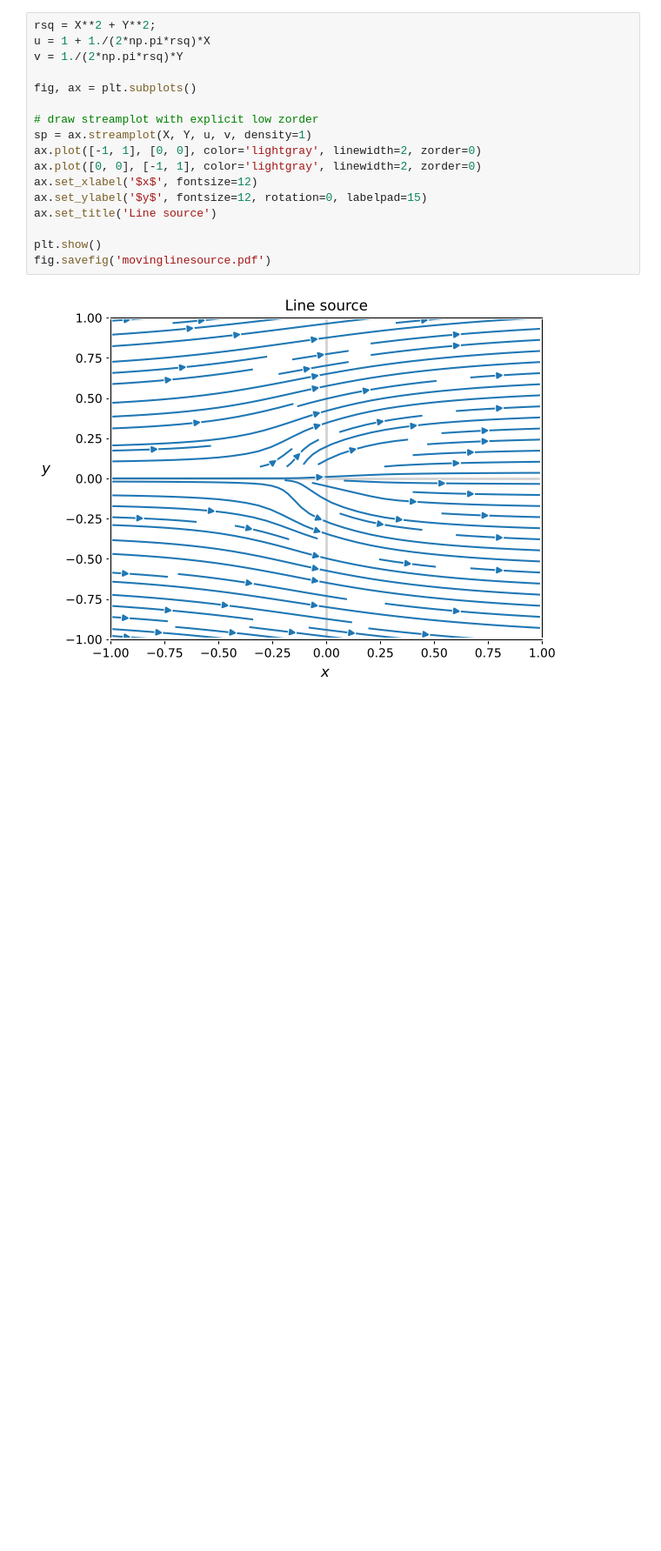
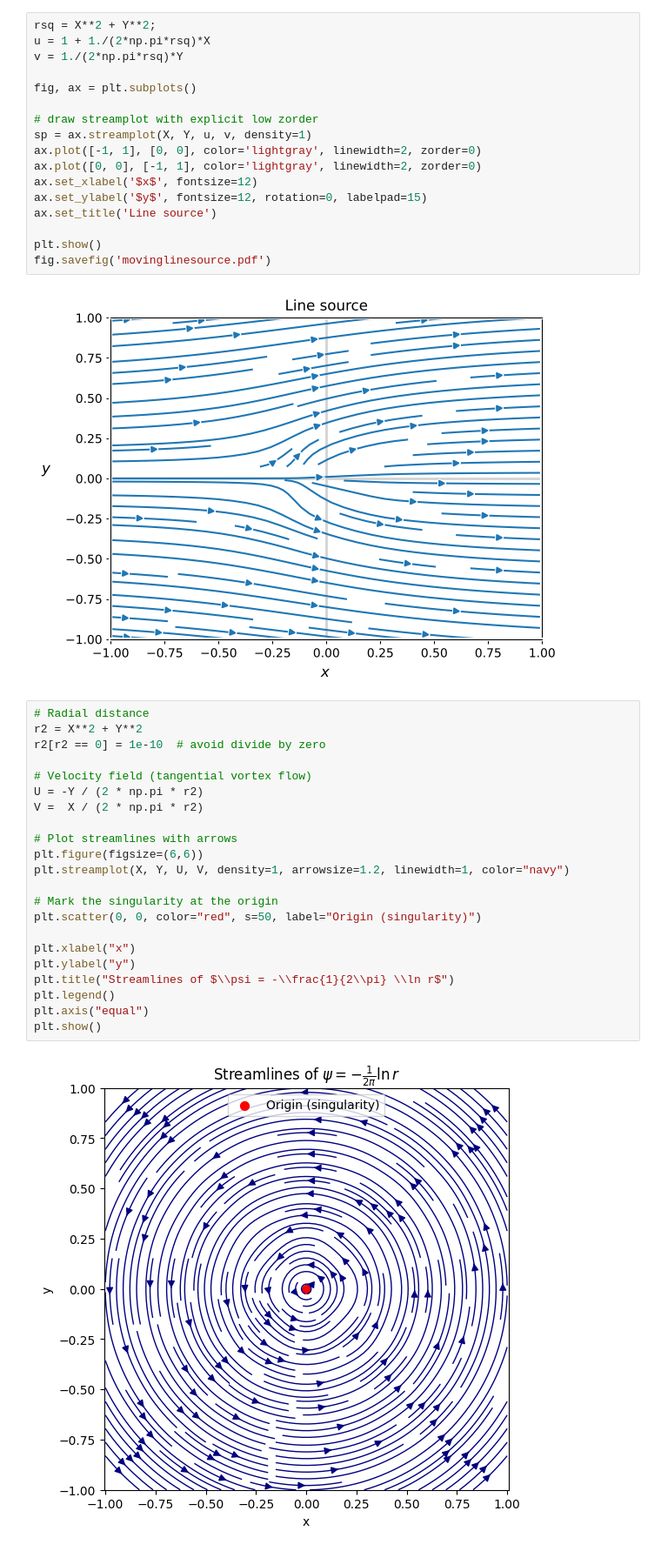
Before and after one commit to trinh/BathMAFluids, a Jupyter notebook: codes/potential_flow/elementary_flows.ipynb, the cells around one changed output. Shown at 87% size. Saved outputs shown, nothing was run; the diff lists cells and outputs as text; blank space fills up the shorter version.

```diff
--- a/codes/potential_flow/elementary_flows.ipynb
+++ b/codes/potential_flow/elementary_flows.ipynb
@@ -79,3 +79,27 @@ plt.show()
 fig.savefig('movinglinesource.pdf')
 # %% [output]
 [figure]
+# %%
+# Radial distance
+r2 = X**2 + Y**2
+r2[r2 == 0] = 1e-10  # avoid divide by zero
+
+# Velocity field (tangential vortex flow)
+U = -Y / (2 * np.pi * r2)
+V =  X / (2 * np.pi * r2)
+
+# Plot streamlines with arrows
+plt.figure(figsize=(6,6))
+plt.streamplot(X, Y, U, V, density=1, arrowsize=1.2, linewidth=1, color="navy")
+
+# Mark the singularity at the origin
+plt.scatter(0, 0, color="red", s=50, label="Origin (singularity)")
+
+plt.xlabel("x")
+plt.ylabel("y")
+plt.title("Streamlines of $\\psi = -\\frac{1}{2\\pi} \\ln r$")
+plt.legend()
+plt.axis("equal")
+plt.show()
+# %% [output]
+[figure, added]
```
Also changed, not shown: parts of 1 cell of this notebook, 9 other files.
